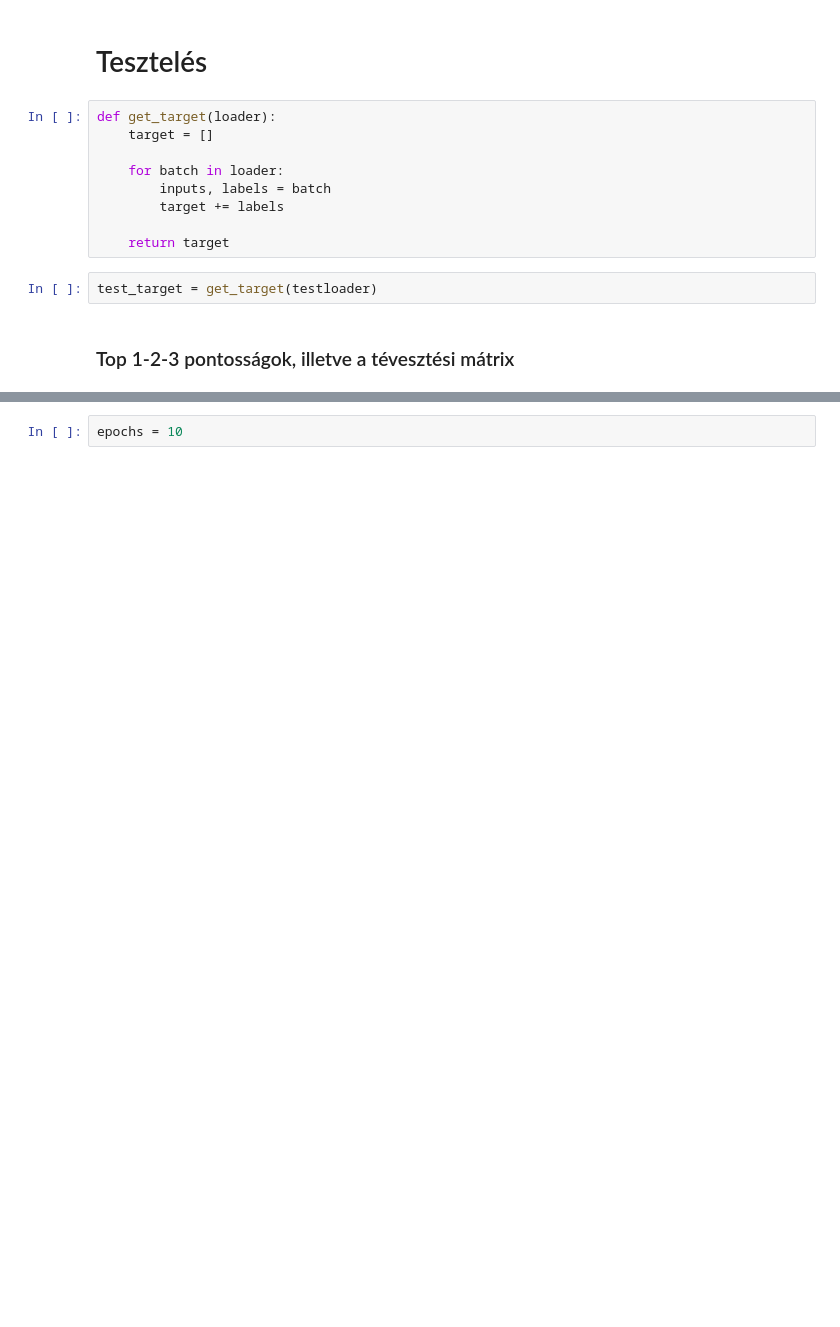
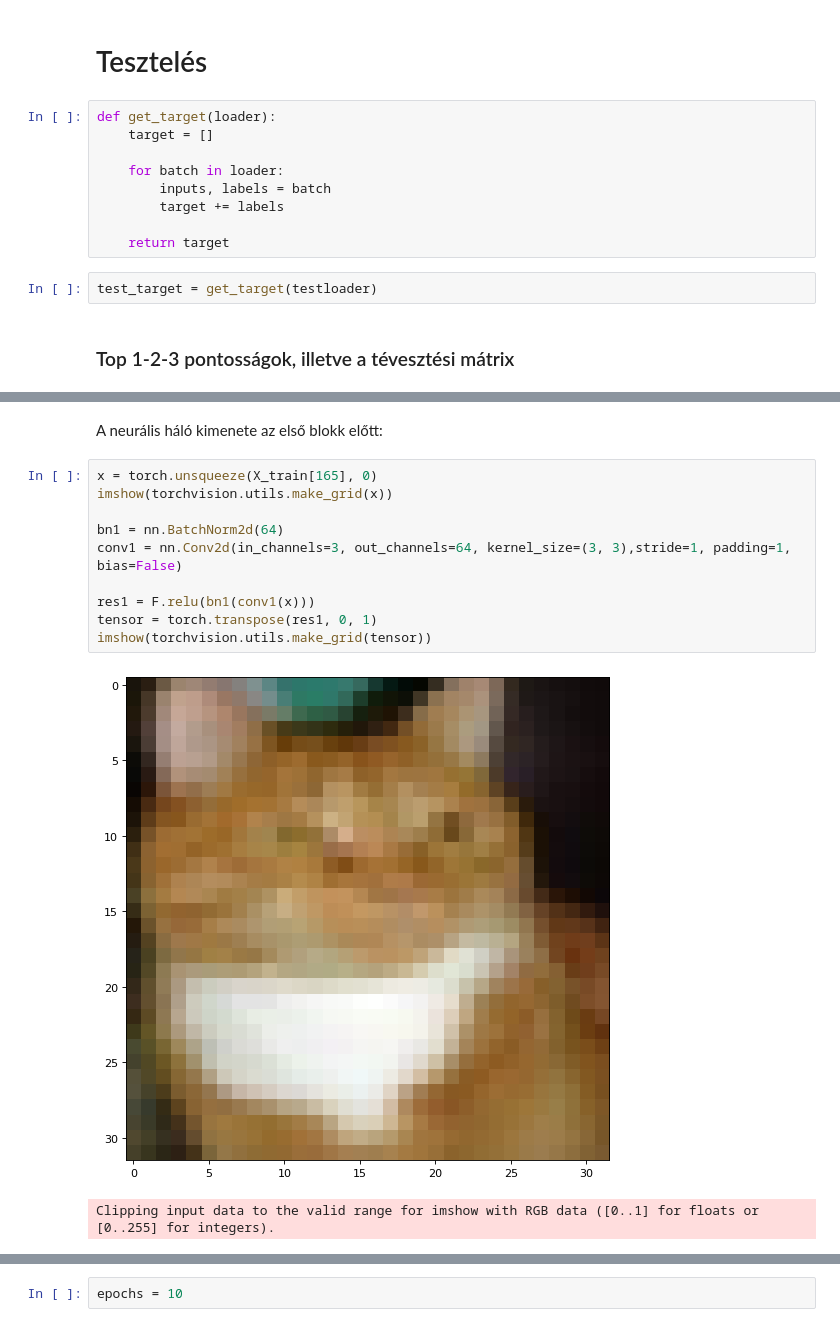
Before and after one commit to versenyi98/CIFAR-10-classsification, a Jupyter notebook: CIFAR-10 Classification.ipynb, the cells around one changed output, grey strips where cells are left out. Cells and saved outputs as stored; diff of their text form; blank space fills up the shorter version.

```diff
--- a/CIFAR-10 Classification.ipynb
+++ b/CIFAR-10 Classification.ipynb
@@ -518 +525,16 @@ class ResidualBlock(nn.Module):
         return out
+# %% [markdown]
+A neurális háló kimenete az első blokk előtt:
+# %%
+x = torch.unsqueeze(X_train[165], 0)
+imshow(torchvision.utils.make_grid(x))
+
+bn1 = nn.BatchNorm2d(64)
+conv1 = nn.Conv2d(in_channels=3, out_channels=64, kernel_size=(3, 3),stride=1, padding=1, bias=False)
+
+res1 = F.relu(bn1(conv1(x)))
+tensor = torch.transpose(res1, 0, 1)
+imshow(torchvision.utils.make_grid(tensor))
+# %% [output]
+[figure, added]
+Clipping input data to the valid range for imshow with RGB data ([0..1] for floats or [0..255] for integers).
```
Also changed, not shown: parts of 17 cells of this notebook, 5 other files.
